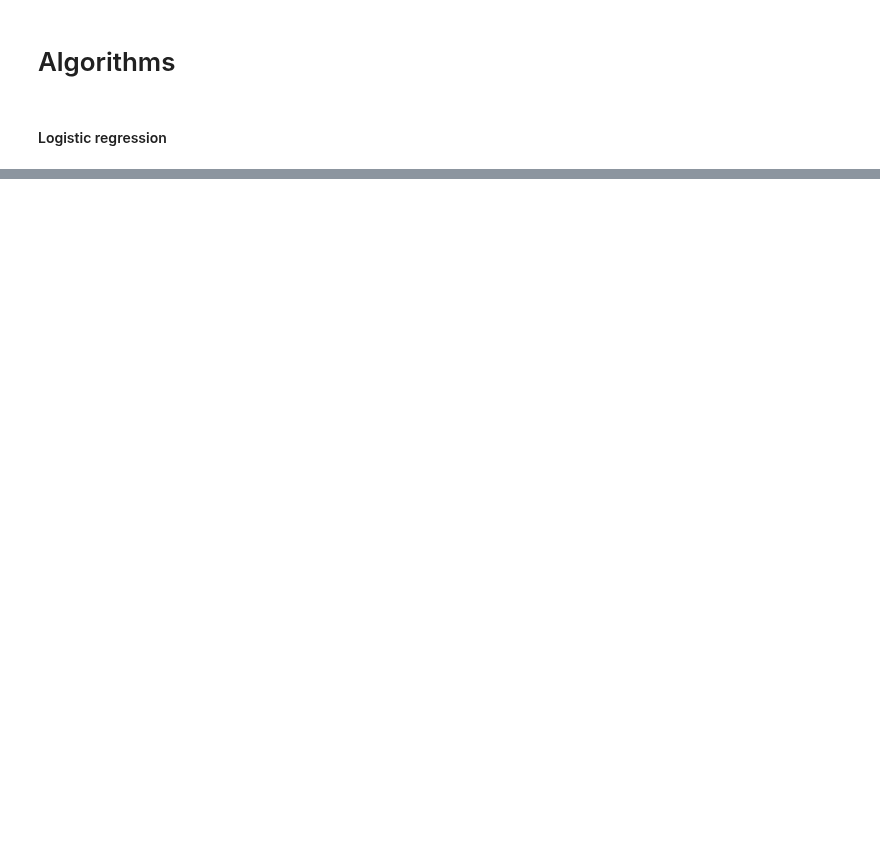
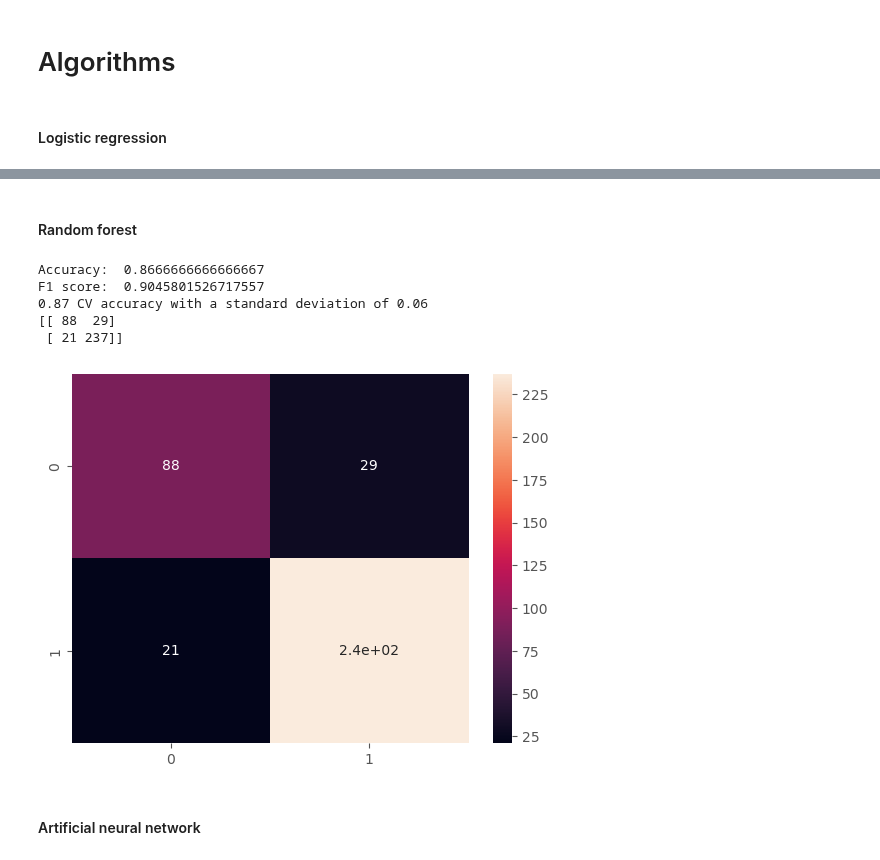
Before and after one commit to szelesaron/dissertation-code, a Jupyter notebook: ml-algorithms.ipynb, the cells around one changed output, grey strips where cells are left out. Drawn from its saved outputs; the diff is of its cells as text; code cells hidden in the pictures; blank space fills up the shorter version.

```diff
--- a/ml-algorithms.ipynb
+++ b/ml-algorithms.ipynb
@@ -73,0 +92,17 @@ sns.heatmap(cm, annot=True)
+# %% [markdown]
+#### Random forest
+# %%
+from sklearn.ensemble import RandomForestClassifier
+rfor = RandomForestClassifier()
+rfor.fit(x_train_bench, y_train_bench)
+
+get_scores(rfor, x_test_bench, y_test_bench)
+# %% [output]
+Accuracy:  0.8666666666666667
+F1 score:  0.9045801526717557
+0.87 CV accuracy with a standard deviation of 0.06
+[[ 88  29]
+ [ 21 237]]
+[figure, added]
+# %% [markdown]
+#### Artificial neural network
```
Also changed, not shown: parts of 13 cells of this notebook, 2 other files.
